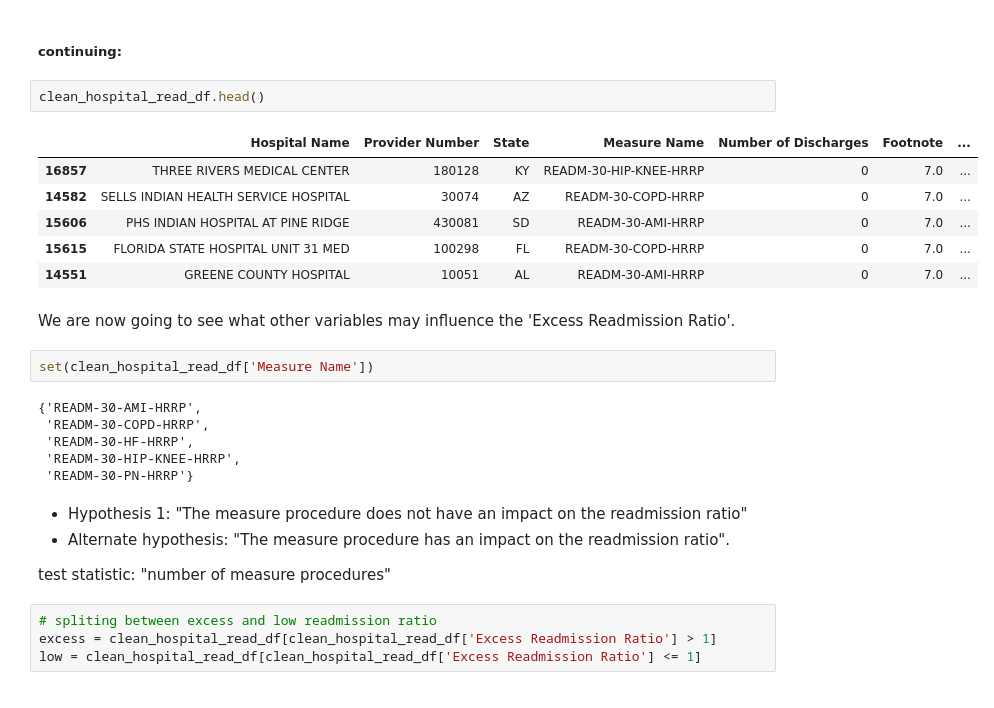
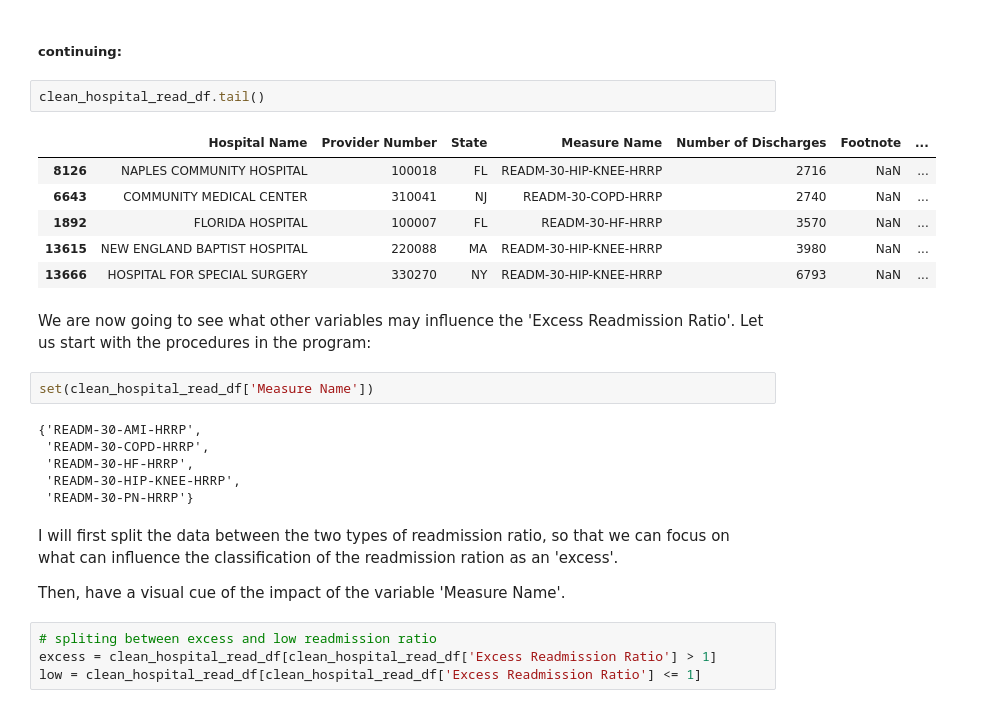
Before and after one commit to MigBap/Springboard, a Jupyter notebook: Exploratory Data Analysis projects/Project - Reduce Hospital Readmissions Using EDA/sliderule_dsi_inferential_statistics_exercise_3-miguel-v2.ipynb, the cells around one changed output. Cells and saved outputs as stored; diff of their text form.

```diff
--- a/Exploratory Data Analysis projects/Project - Reduce Hospital Readmissions Using EDA/sliderule_dsi_inferential_statistics_exercise_3-miguel-v2.ipynb
+++ b/Exploratory Data Analysis projects/Project - Reduce Hospital Readmissions Using EDA/sliderule_dsi_inferential_statistics_exercise_3-miguel-v2.ipynb
@@ -255,16 +255,16 @@ plt.show()
 # %% [markdown]
 ##### **continuing:**
 # %%
-clean_hospital_read_df.head()
+clean_hospital_read_df.tail()
 # %% [output]
 |  | Hospital Name | Provider Number | State | Measure Name | Number of Discharges | Footnote | ... |
-| 16857 | THREE RIVERS MEDICAL CENTER | 180128 | KY | READM-30-HIP-KNEE-HRRP | 0 | 7.0 | ... |
-| 14582 | SELLS INDIAN HEALTH SERVICE HOSPITAL | 30074 | AZ | READM-30-COPD-HRRP | 0 | 7.0 | ... |
-| 15606 | PHS INDIAN HOSPITAL AT PINE RIDGE | 430081 | SD | READM-30-AMI-HRRP | 0 | 7.0 | ... |
-| 15615 | FLORIDA STATE HOSPITAL UNIT 31 MED | 100298 | FL | READM-30-COPD-HRRP | 0 | 7.0 | ... |
-| 14551 | GREENE COUNTY HOSPITAL | 10051 | AL | READM-30-AMI-HRRP | 0 | 7.0 | ... |
+| 8126 | NAPLES COMMUNITY HOSPITAL | 100018 | FL | READM-30-HIP-KNEE-HRRP | 2716 | NaN | ... |
+| 6643 | COMMUNITY MEDICAL CENTER | 310041 | NJ | READM-30-COPD-HRRP | 2740 | NaN | ... |
+| 1892 | FLORIDA HOSPITAL | 100007 | FL | READM-30-HF-HRRP | 3570 | NaN | ... |
+| 13615 | NEW ENGLAND BAPTIST HOSPITAL | 220088 | MA | READM-30-HIP-KNEE-HRRP | 3980 | NaN | ... |
+| 13666 | HOSPITAL FOR SPECIAL SURGERY | 330270 | NY | READM-30-HIP-KNEE-HRRP | 6793 | NaN | ... |
 # %% [markdown]
-We are now going to see what other variables may influence the 'Excess Readmission Ratio'.
+We are now going to see what other variables may influence the 'Excess Readmission Ratio'. Let us start with the procedures in the program:
 # %%
 set(clean_hospital_read_df['Measure Name'])
 # %% [output]
@@ -273,11 +273,10 @@ set(clean_hospital_read_df['Measure Name'])
  'READM-30-HF-HRRP',
  'READM-30-HIP-KNEE-HRRP',
  'READM-30-PN-HRRP'}
-# %% [markdown]
-* Hypothesis 1: "The measure procedure does not have an impact on the readmission ratio"
-* Alternate hypothesis: "The measure procedure has an impact on the readmission ratio".
-
-test statistic: "number of measure procedures"
+# %% [markdown]
+I will first split the data between the two types of readmission ratio, so that we can focus on what can influence the classification of the readmission ration as an 'excess'.
+
+Then, have a visual cue of the impact of the variable 'Measure Name'.
 # %%
 # spliting between excess and low readmission ratio
 excess = clean_hospital_read_df[clean_hospital_read_df['Excess Readmission Ratio'] > 1]
```
Also changed, not shown: parts of 19 cells of this notebook.
